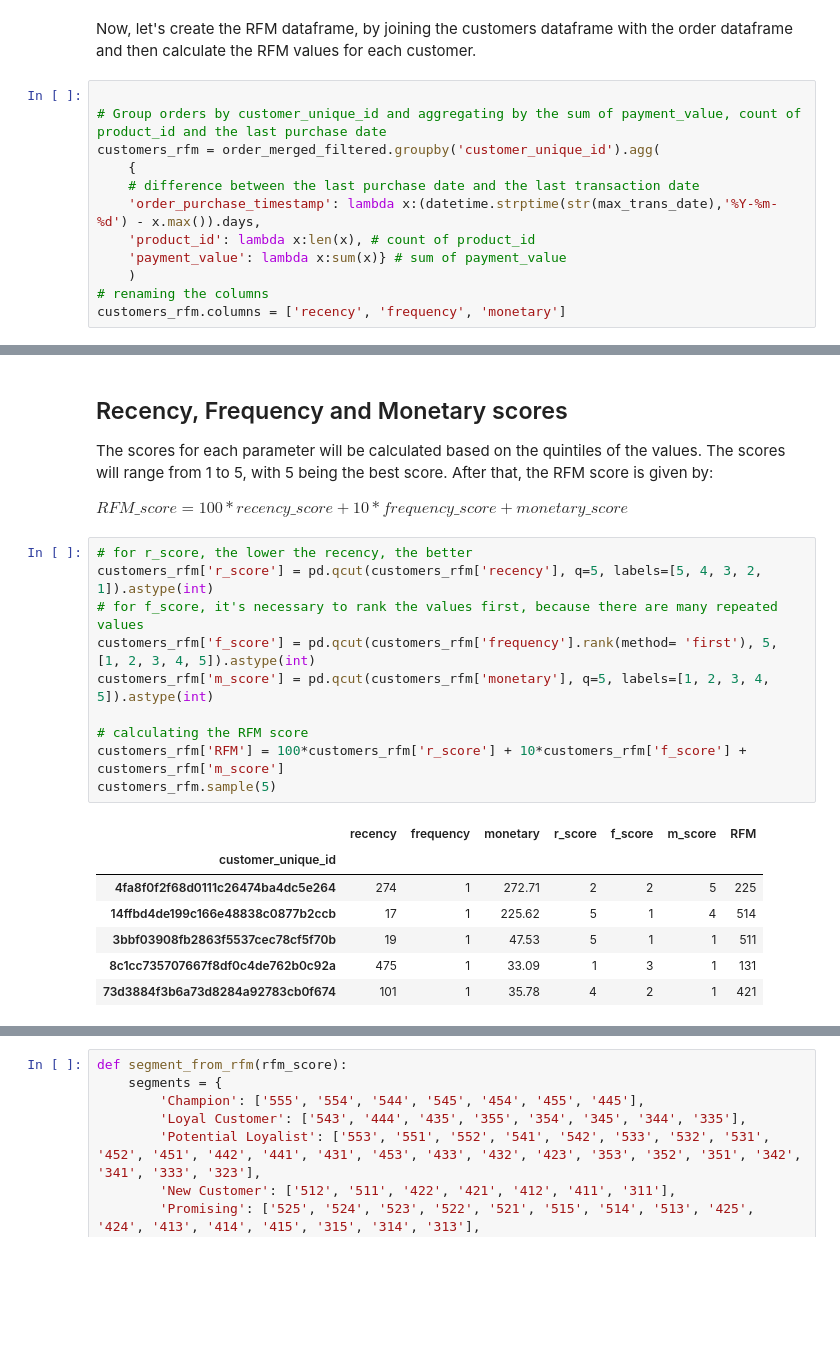
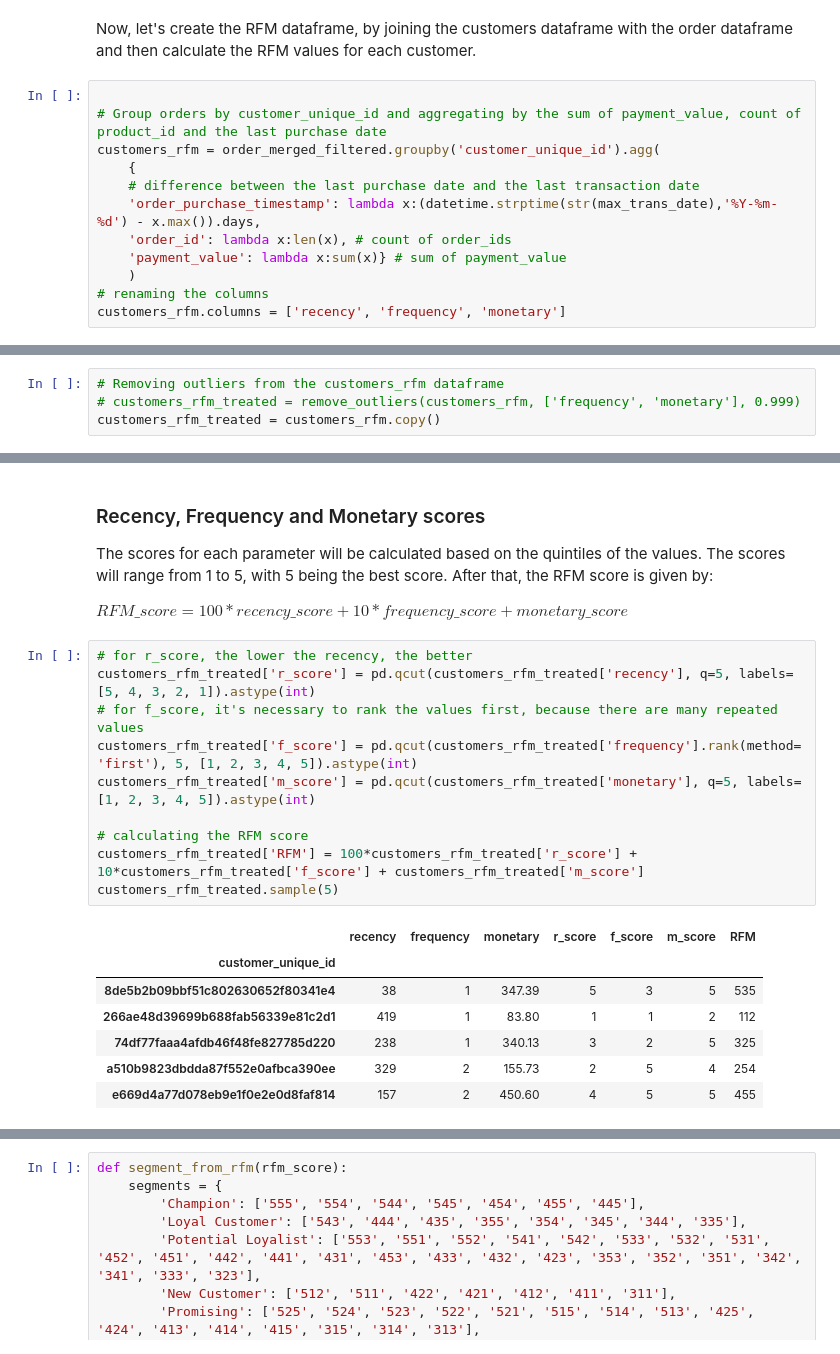
Before and after one commit to galvaowesley/ollist_brazilian_ecommerce_products_recommendation_system, a Jupyter notebook: customer_segmentation_and_products_recommentation.ipynb, the cells around one changed output, grey strips where cells are left out. Saved outputs shown, nothing was run; the diff lists cells and outputs as text; blank space fills up the shorter version.

```diff
--- a/customer_segmentation_and_products_recommentation.ipynb
+++ b/customer_segmentation_and_products_recommentation.ipynb
@@ -412,7 +423,7 @@ customers_rfm = order_merged_filtered.groupby('customer_unique_id').agg(
     {
     # difference between the last purchase date and the last transaction date
     'order_purchase_timestamp': lambda x:(datetime.strptime(str(max_trans_date),'%Y-%m-%d') - x.max()).days,
-    'product_id': lambda x:len(x), # count of product_id
+    'order_id': lambda x:len(x), # count of order_ids
     'payment_value': lambda x:sum(x)} # sum of payment_value
     )
 # renaming the columns
@@ -472,0 +514,4 @@ customers_rfm.describe(percentiles=[0.05, 0.95])
+# %%
+# Removing outliers from the customers_rfm dataframe
+# customers_rfm_treated = remove_outliers(customers_rfm, ['frequency', 'monetary'], 0.999)
+customers_rfm_treated = customers_rfm.copy()
@@ -473,5 +527,5 @@ customers_rfm.describe(percentiles=[0.05, 0.95])
 # %% [markdown]
-## Recency, Frequency and Monetary scores
+### Recency, Frequency and Monetary scores
 
 The scores for each parameter will be calculated based on the quintiles of the values. The scores will range from 1 to 5, with 5 being the best score.
 After that, the RFM score is given by:
@@ -479,20 +533,20 @@ After that, the RFM score is given by:
 $RFM\_score= 100*recency\_score + 10*frequency\_score + monetary\_score$
 # %%
 # for r_score, the lower the recency, the better
-customers_rfm['r_score'] = pd.qcut(customers_rfm['recency'], q=5, labels=[5, 4, 3, 2, 1]).astype(int)
+customers_rfm_treated['r_score'] = pd.qcut(customers_rfm_treated['recency'], q=5, labels=[5, 4, 3, 2, 1]).astype(int)
 # for f_score, it's necessary to rank the values first, because there are many repeated values
-customers_rfm['f_score'] = pd.qcut(customers_rfm['frequency'].rank(method= 'first'), 5, [1, 2, 3, 4, 5]).astype(int)
-customers_rfm['m_score'] = pd.qcut(customers_rfm['monetary'], q=5, labels=[1, 2, 3, 4, 5]).astype(int)
+customers_rfm_treated['f_score'] = pd.qcut(customers_rfm_treated['frequency'].rank(method= 'first'), 5, [1, 2, 3, 4, 5]).astype(int)
+customers_rfm_treated['m_score'] = pd.qcut(customers_rfm_treated['monetary'], q=5, labels=[1, 2, 3, 4, 5]).astype(int)
 
 # calculating the RFM score
-customers_rfm['RFM'] = 100*customers_rfm['r_score'] + 10*customers_rfm['f_score'] + customers_rfm['m_score']
-customers_rfm.sample(5)
+customers_rfm_treated['RFM'] = 100*customers_rfm_treated['r_score'] + 10*customers_rfm_treated['f_score'] + customers_rfm_treated['m_score']
+customers_rfm_treated.sample(5)
 # %% [output]
 |  | recency | frequency | monetary | r_score | f_score | m_score | RFM |
 | customer_unique_id |  |  |  |  |  |  |  |
-| 4fa8f0f2f68d0111c26474ba4dc5e264 | 274 | 1 | 272.71 | 2 | 2 | 5 | 225 |
-| 14ffbd4de199c166e48838c0877b2ccb | 17 | 1 | 225.62 | 5 | 1 | 4 | 514 |
-| 3bbf03908fb2863f5537cec78cf5f70b | 19 | 1 | 47.53 | 5 | 1 | 1 | 511 |
-| 8c1cc735707667f8df0c4de762b0c92a | 475 | 1 | 33.09 | 1 | 3 | 1 | 131 |
-| 73d3884f3b6a73d8284a92783cb0f674 | 101 | 1 | 35.78 | 4 | 2 | 1 | 421 |
+| 8de5b2b09bbf51c802630652f80341e4 | 38 | 1 | 347.39 | 5 | 3 | 5 | 535 |
+| 266ae48d39699b688fab56339e81c2d1 | 419 | 1 | 83.80 | 1 | 1 | 2 | 112 |
+| 74df77faaa4afdb46f48fe827785d220 | 238 | 1 | 340.13 | 3 | 2 | 5 | 325 |
+| a510b9823dbdda87f552e0afbca390ee | 329 | 2 | 155.73 | 2 | 5 | 4 | 254 |
+| e669d4a77d078eb9e1f0e2e0d8faf814 | 157 | 2 | 450.60 | 4 | 5 | 5 | 455 |
 # %% [markdown]
```
Also changed, not shown: parts of 65 cells of this notebook.
